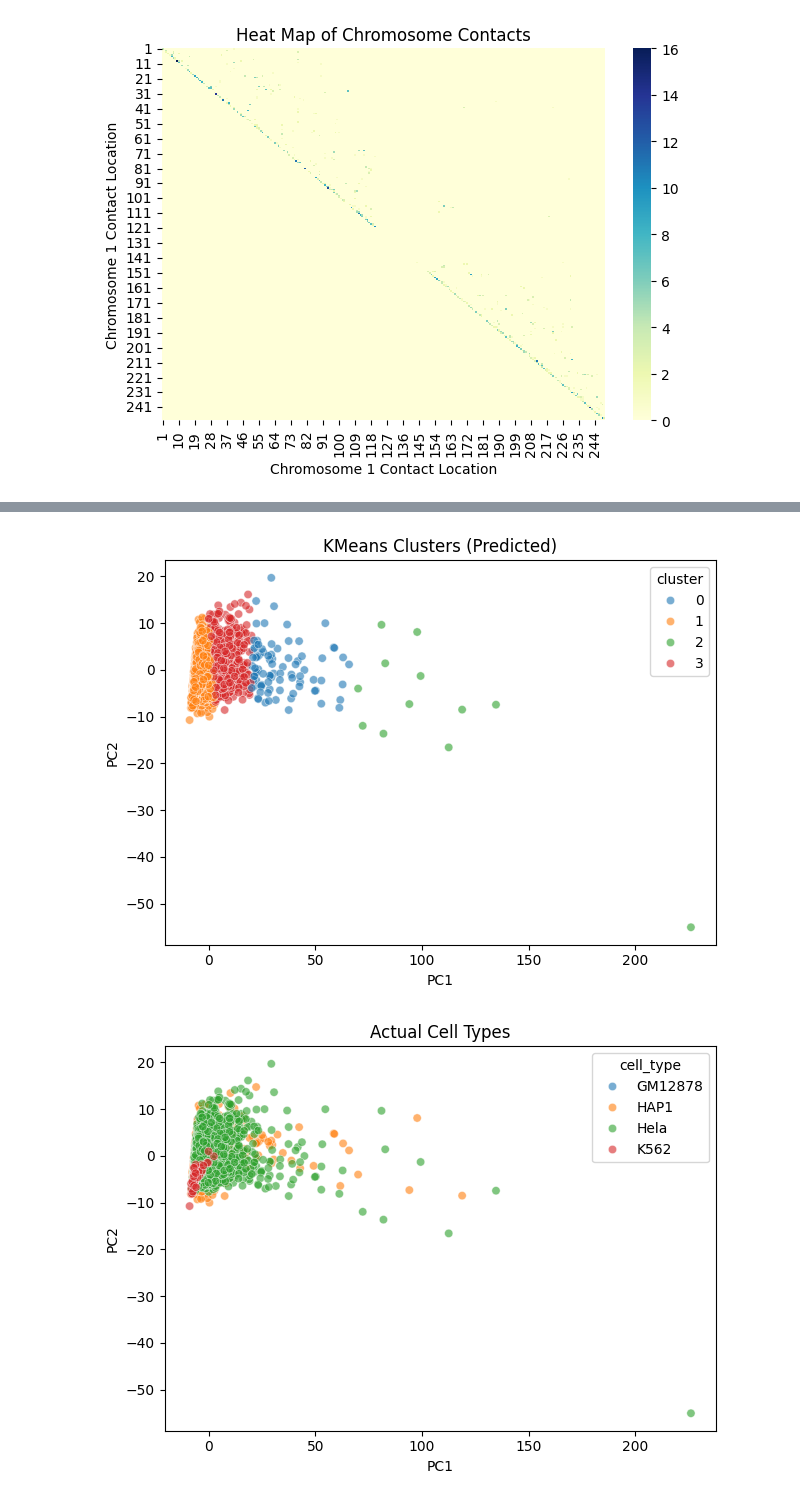
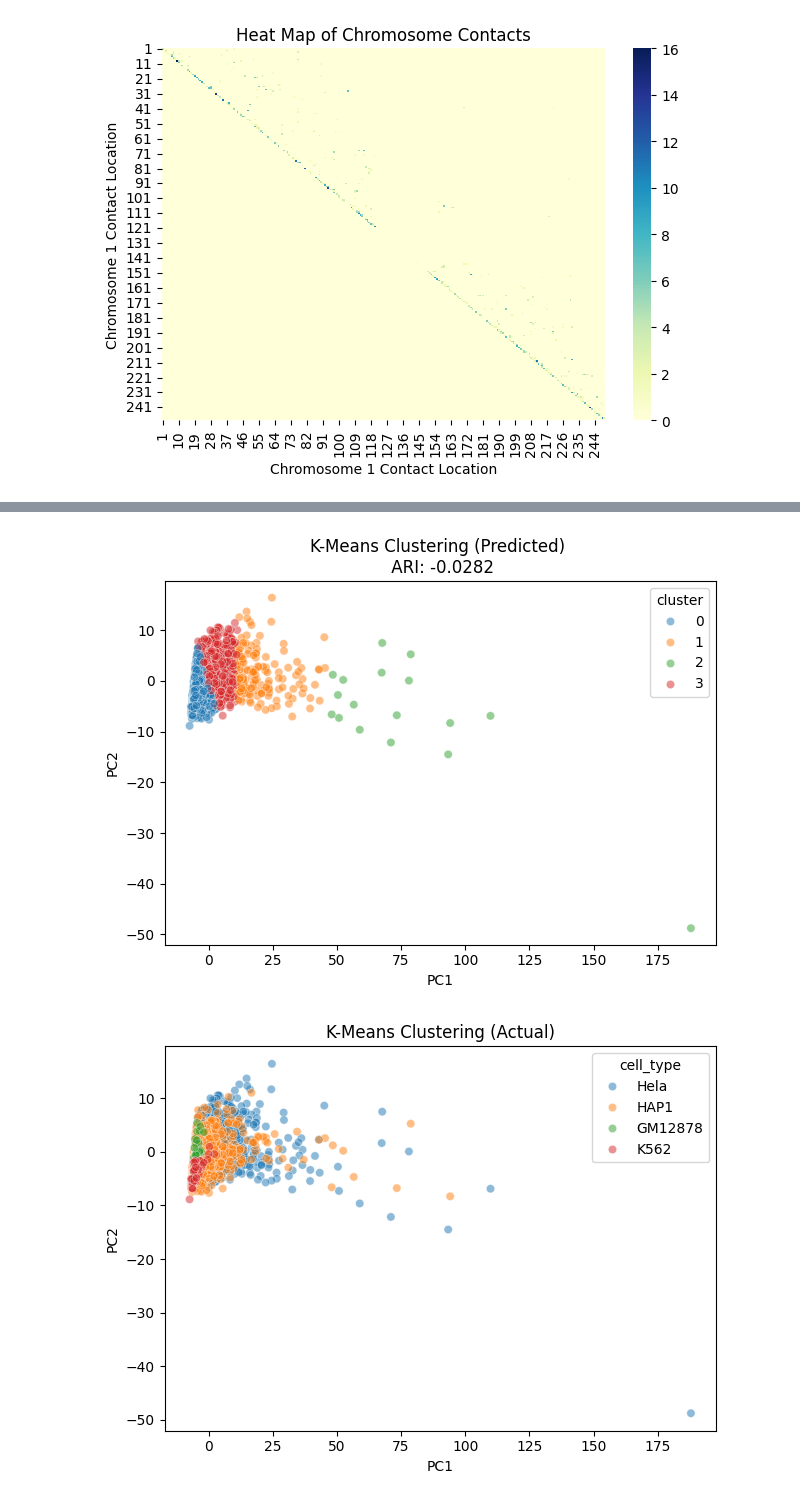
Before and after one commit to saladinshaurov/hic-cell-classification, a Jupyter notebook: notebooks/matrix-chromosome.ipynb, the cells around one changed output, grey strips where cells are left out. Cells and saved outputs as stored; diff of their text form; code cells hidden in the pictures.

```diff
--- a/notebooks/matrix-chromosome.ipynb
+++ b/notebooks/matrix-chromosome.ipynb
@@ -39,7 +39,7 @@ def find_chr_length (data: pd.DataFrame) -> dict[str: tuple]:
         dict: chromosome -> length (min, max)
     """
     chr_bounds = {}
-    chromosomes = sorted(set(df['chr_i']).union(df['chr_j']), key=lambda x: int(x[3:]) if x[3:].isdigit() else 100)
+    chromosomes = sorted(set(data['chr_i']).union(data['chr_j']), key=lambda x: int(x[3:]) if x[3:].isdigit() else 100)
     for chr_ in chromosomes:
             max_i = data.loc[data['chr_i'] == chr_, 'pos_i'].max()
             max_j = data.loc[data['chr_j'] == chr_, 'pos_j'].max()
@@ -253,20 +253,28 @@ k_562 = read_all_in_cell_type(folder_path='/Users/salah/Documents/hic-cell-class
 def keep_top_75_percent(group):
     threshold = group["num_zero_contacts"].quantile(0.75)
     return group[group["num_zero_contacts"] <= threshold]
+
+def filter_by_percent(df, percent):
+    n = int(len(df) * percent)
+    return df.nsmallest(n, "num_zero_contacts")
 # %%
-# master dataframe for all cells
 master_df = pd.concat([gm_12878, hap_1, hela, k_562], ignore_index=True)
 
-# filtered dataframe for top 75% for each cell
-filter_df = master_df.groupby("cell_type", group_keys=False).apply(keep_top_75_percent).copy()
+# -- Step 3: Apply per-cell-type filtering --
+hela_filtered = filter_by_percent(master_df[master_df["cell_type"] == "Hela"], 1)
+hap1_filtered = filter_by_percent(master_df[master_df["cell_type"] == "HAP1"], 1)
+other_filtered = master_df[master_df["cell_type"].isin(["K562", "GM12878"])]
 
-# chromosomes to drop
-drop_chroms = ["chr2", "chr4", "chr13", "chrX"]
-cols_to_drop = [col for col in master_df.columns if any(col.startswith(chr) for chr in drop_chroms)]
+# -- Step 4: Combine filtered subsets --
+filtered_df = pd.concat([hela_filtered, hap1_filtered, other_filtered], ignore_index=True)
 
-# adjusted df for testing
-# test_df = filter_df.drop(columns=cols_to_drop)
-test_df = master_df.copy()
+# -- Step 5: Drop unwanted chromosomes --
+drop_chroms = ["chr2_", "chr3", "chr4", "chr6", "chr9", "chr13", "chr14", "chrX"]
+drop_prefixes = [chrom if chrom.endswith("_") else f"{chrom}_" for chrom in drop_chroms]
+
+cols_to_drop = [col for col in filtered_df.columns if any(col.startswith(prefix) for prefix in drop_prefixes)]
+
+test_df = filtered_df.drop(columns=cols_to_drop)
 test_df.head()
 # %% [output]
 |  | cell_type | total_contacts | mean_contact | var_contact | num_zero_contacts | num_nonzero_contacts | ... |
@@ -318,6 +361,7 @@ for stat in unique_stats:
 # %%
 # drop non-numerical columns
 features_df = test_df.drop(columns=["cell_type", "cell_id"], errors="ignore")
+true_labels = test_df["cell_type"].values
 
 # standardize data
 scaler = StandardScaler()
@@ -337,27 +396,28 @@ X_tsne = tsne.fit_transform(X_scaled)
 # %%
 # fit KMean to PCA
 kmeans = KMeans(n_clusters=4, random_state=42)
-cluster_labels = kmeans.fit_predict(X_scaled)
+cluster_labels = kmeans.fit_predict(X_pca)
+ari = adjusted_rand_score(true_labels, cluster_labels)
 
 cluster_df = pd.DataFrame(X_pca, columns=["PC1", "PC2"])
 cluster_df["cluster"] = cluster_labels
 cluster_df["cell_type"] = test_df["cell_type"].values  # actual labels
 
 
 # Step 4: Plot with predicted labels
-sns.scatterplot(data=cluster_df, x="PC1", y="PC2", hue="cluster", palette="tab10", alpha=0.6)
-plt.title("KMeans Clusters (Predicted)")
+sns.scatterplot(data=cluster_df, x="PC1", y="PC2", hue="cluster", palette="tab10", alpha=0.5)
+plt.title(f"K-Means Clustering (Predicted) \n ARI: {round(ari, 4)}")
 plt.tight_layout()
 plt.show()
 
 # Step 5: Plot actual labels for comparison
-sns.scatterplot(data=cluster_df, x="PC1", y="PC2", hue="cell_type", palette="tab10", alpha=0.6)
-plt.title("Actual Cell Types")
+sns.scatterplot(data=cluster_df, x="PC1", y="PC2", hue="cell_type", palette="tab10", alpha=0.5)
+plt.title("K-Means Clustering (Actual)")
 plt.tight_layout()
 plt.show()
 # %% [output]
-[figure, old version]
+[figure, new version]
-[figure, old version]
+[figure, new version]
 # %%
 # Calculate z-scores for each PC column
 z_scores = np.abs((cluster_df[["PC1", "PC2"]] - cluster_df[["PC1", "PC2"]].mean()) / cluster_df[["PC1", "PC2"]].std())
```
Also changed, not shown: parts of 10 cells of this notebook.
